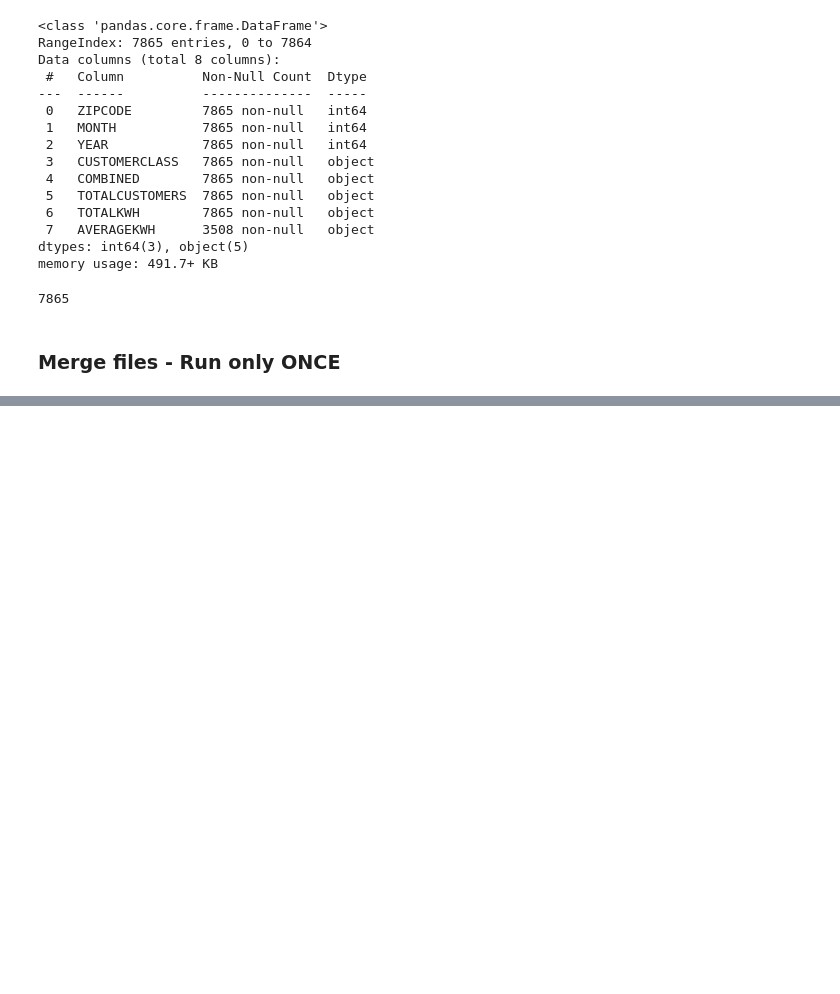
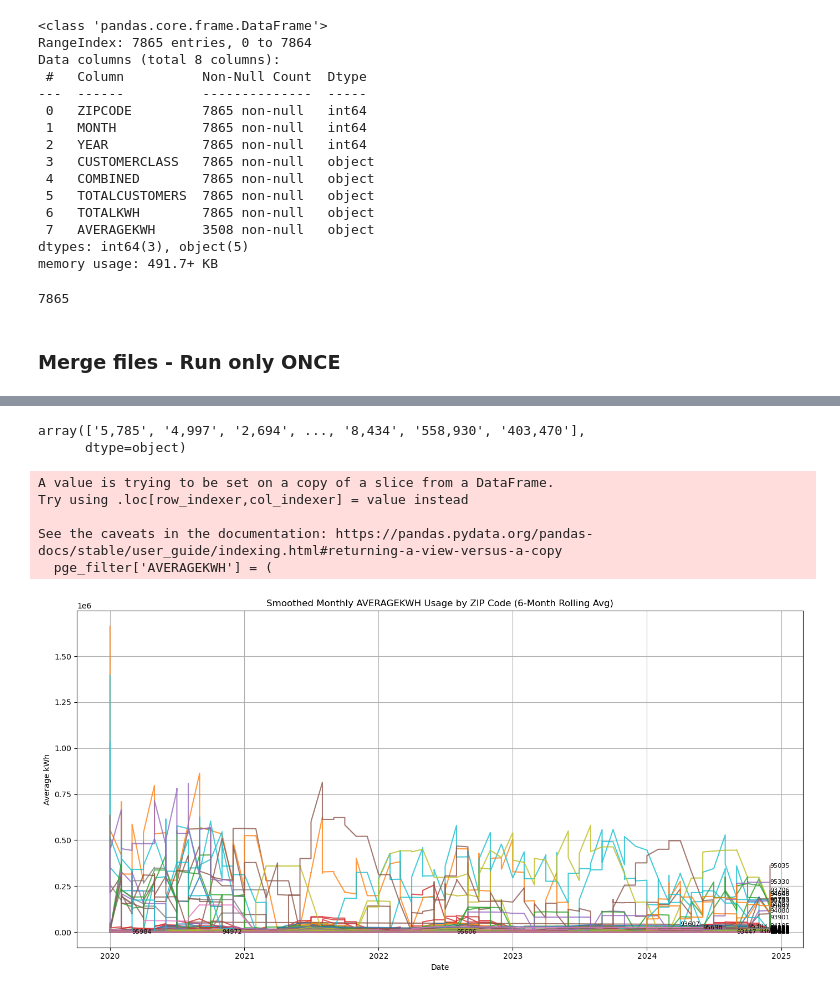
Before and after one commit to kaia-hu/Energy_Load_Forcasting, a Jupyter notebook: PGE_data_cleaning.ipynb, the cells around one changed output, grey strips where cells are left out. Saved outputs shown, nothing was run; the diff lists cells and outputs as text; code cells hidden in the pictures; blank space fills up the shorter version.

```diff
--- a/PGE_data_cleaning.ipynb
+++ b/PGE_data_cleaning.ipynb
@@ -65,0 +261,52 @@ print(f'✅ Combined file saved to: {output_path}')
+# %%
+pge_filter = pge[pge['AVERAGEKWH'].notna()]
+pge_filter.AVERAGEKWH.unique()
+# %% [output]
+array(['5,785', '4,997', '2,694', ..., '8,434', '558,930', '403,470'],
+      dtype=object)
+# %%
+# Convert into int
+pge_filter['AVERAGEKWH'] = (
+    pge_filter['AVERAGEKWH']
+    .str.replace(',', '', regex=False)
+    .str.strip()
+    .astype(float)
+    .astype('Int64')
+)
+# %% [output]
+A value is trying to be set on a copy of a slice from a DataFrame.
+Try using .loc[row_indexer,col_indexer] = value instead
+
+See the caveats in the documentation: https://pandas.pydata.org/pandas-docs/stable/user_guide/indexing.html#returning-a-view-versus-a-copy
+  pge_filter['AVERAGEKWH'] = (
+# %%
+# Compute 6-month rolling average for AVERAGEKWH per ZIP
+pge_filter['AVERAGEKWH_ROLLING'] = pge_filter.groupby('ZIPCODE')['AVERAGEKWH'].transform(lambda x: x.rolling(window=6, min_periods=1).mean())
+
+# Plot
+plt.figure(figsize=(14, 7))
+
+# Plot and label each ZIP line
+for zip_code, group in pge_filter.groupby('ZIPCODE'):
+    plt.plot(group['DATE'], group['AVERAGEKWH_ROLLING'], alpha=0.8)
+
+    # Add label at the last point
+    last_point = group.iloc[-1]
+    plt.text(
+        last_point['DATE'],
+        last_point['AVERAGEKWH_ROLLING'],
+        str(zip_code),
+        fontsize=8,
+        va='center',
+        ha='left'
+    )
+
+plt.title('Smoothed Monthly AVERAGEKWH Usage by ZIP Code (6-Month Rolling Avg)')
+plt.xlabel('Date')
+plt.ylabel('Average kWh')
+plt.grid(True)
+plt.tight_layout()
+# No legend
+plt.show()
+# %% [output]
+[figure, added]
```
Also changed, not shown: parts of 18 cells of this notebook.
